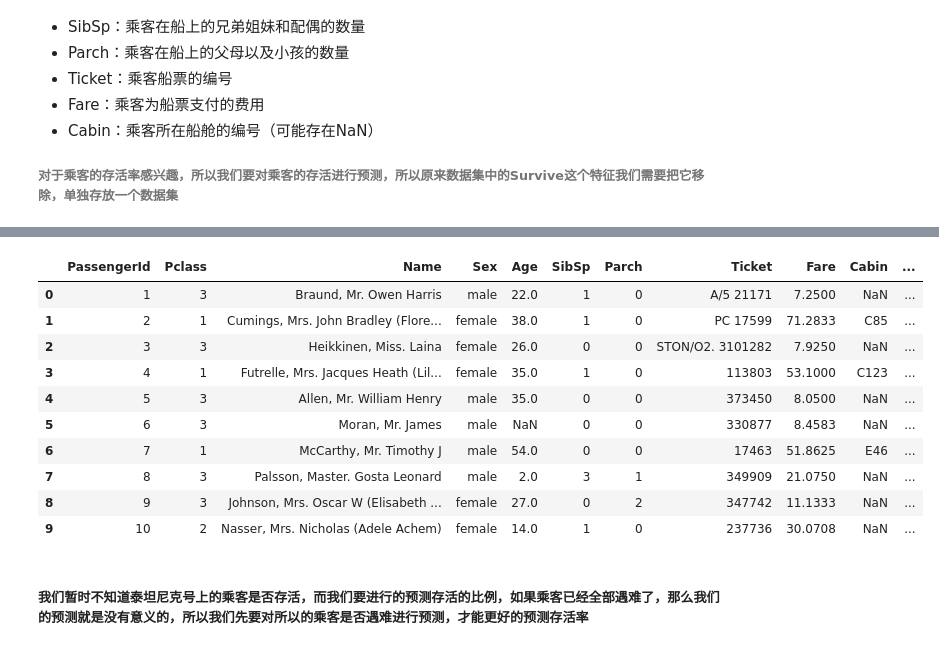
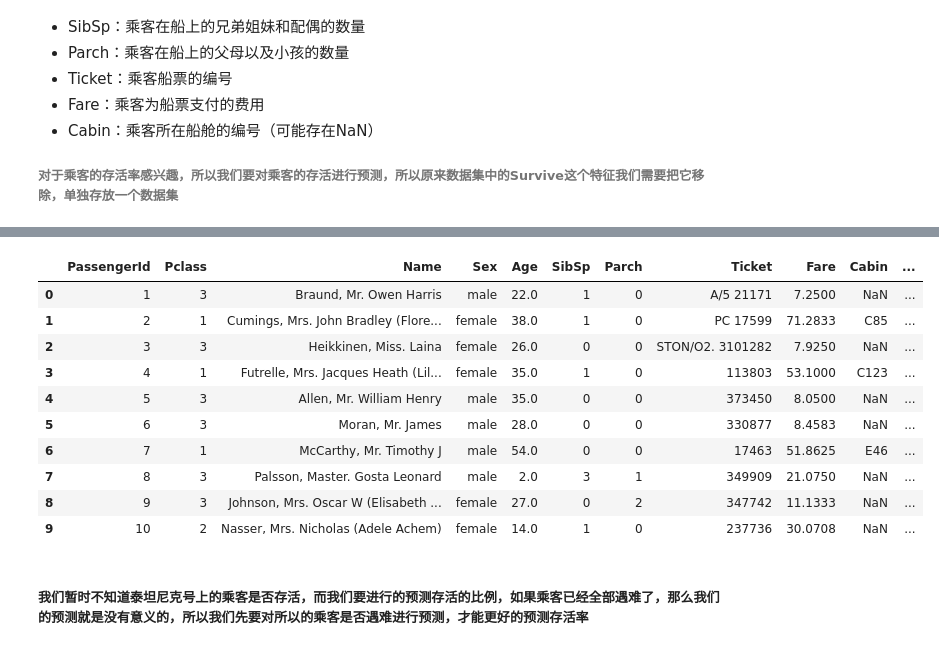
Before and after one commit to 1265040745/MyRepository, a Jupyter notebook: 数据分析/TaiTanData.ipynb, the cells around one changed output, grey strips where cells are left out. Drawn from its saved outputs; the diff is of its cells as text; code cells hidden in the pictures.

```diff
--- a/数据分析/TaiTanData.ipynb
+++ b/数据分析/TaiTanData.ipynb
@@ -36,0 +93,5 @@ full_data.head(10)
+# %%
+#填充Age缺失值
+age_median = full_data.Age.median()
+full_data.Age.fillna(age_median,inplace=True)
+full_data.Age.describe()
@@ -37,15 +117,18 @@ full_data.head(10)
 # %%
+bins = np.arange(0,80,10)
+full_data["AgeGroup"] = pd.cut(full_data["Age"],bins)
+
 survived_data = full_data['Survived']
 show_data = full_data.drop(['Survived'],axis=1)
 show_data.head(10)
 # %% [output]
 |  | PassengerId | Pclass | Name | Sex | Age | SibSp | Parch | Ticket | Fare | Cabin | ... |
 | 0 | 1 | 3 | Braund, Mr. Owen Harris | male | 22.0 | 1 | 0 | A/5 21171 | 7.2500 | NaN | ... |
 | 1 | 2 | 1 | Cumings, Mrs. John Bradley (Flore... | female | 38.0 | 1 | 0 | PC 17599 | 71.2833 | C85 | ... |
 | 2 | 3 | 3 | Heikkinen, Miss. Laina | female | 26.0 | 0 | 0 | STON/O2. 3101282 | 7.9250 | NaN | ... |
 | 3 | 4 | 1 | Futrelle, Mrs. Jacques Heath (Lil... | female | 35.0 | 1 | 0 | 113803 | 53.1000 | C123 | ... |
 | 4 | 5 | 3 | Allen, Mr. William Henry | male | 35.0 | 0 | 0 | 373450 | 8.0500 | NaN | ... |
-| 5 | 6 | 3 | Moran, Mr. James | male | NaN | 0 | 0 | 330877 | 8.4583 | NaN | ... |
+| 5 | 6 | 3 | Moran, Mr. James | male | 28.0 | 0 | 0 | 330877 | 8.4583 | NaN | ... |
 | 6 | 7 | 1 | McCarthy, Mr. Timothy J | male | 54.0 | 0 | 0 | 17463 | 51.8625 | E46 | ... |
 | 7 | 8 | 3 | Palsson, Master. Gosta Leonard | male | 2.0 | 3 | 1 | 349909 | 21.0750 | NaN | ... |
 | 8 | 9 | 3 | Johnson, Mrs. Oscar W (Elisabeth ... | female | 27.0 | 0 | 2 | 347742 | 11.1333 | NaN | ... |
```
Also changed, not shown: parts of 37 cells of this notebook.
